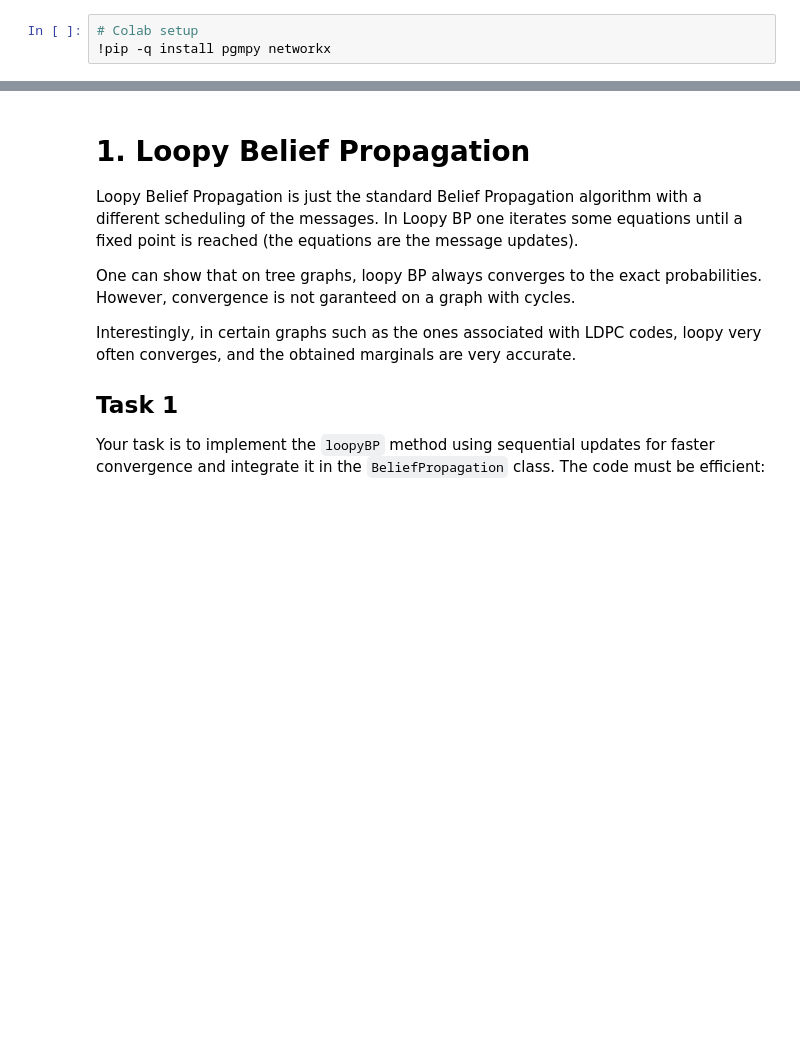
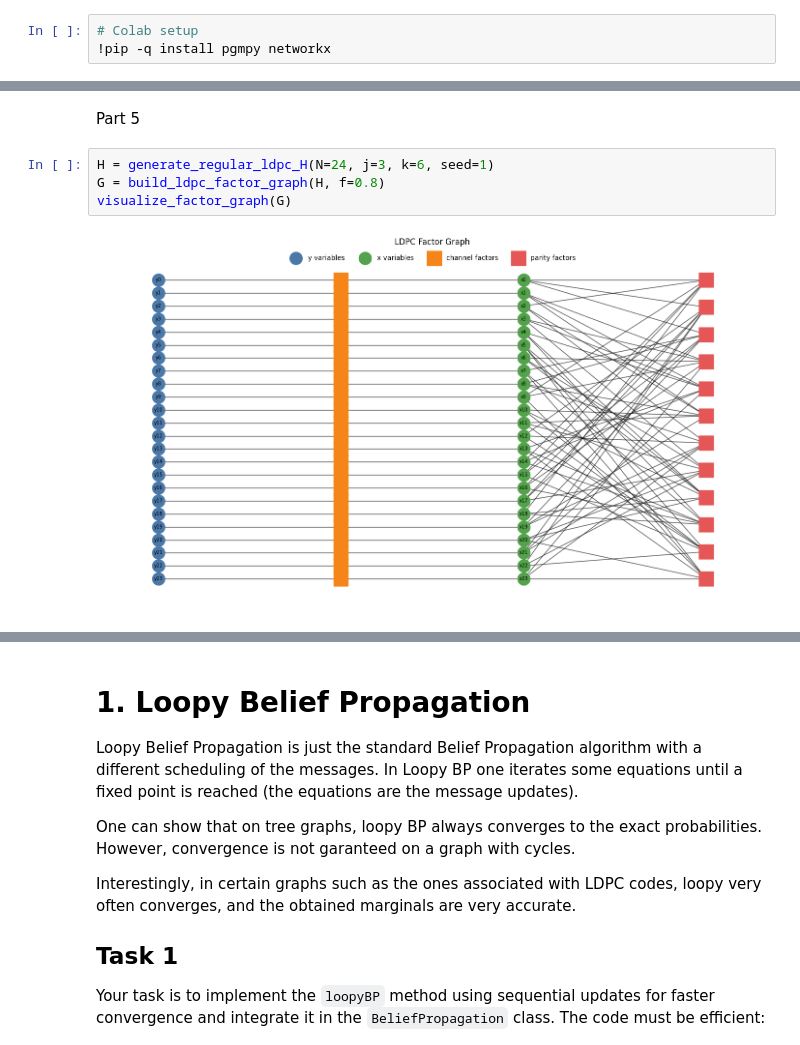
Before and after one commit to arnaurodondev/Graphical_models, a Jupyter notebook: P5_LDPC_decoding_(STUDENT_VERSION).ipynb, the cells around one changed output, grey strips where cells are left out. Cells and saved outputs as stored; diff of their text form; blank space fills up the shorter version.

```diff
--- a/P5_LDPC_decoding_(STUDENT_VERSION).ipynb
+++ b/P5_LDPC_decoding_(STUDENT_VERSION).ipynb
@@ -30,0 +132,8 @@ from pgmpy.factors.discrete import DiscreteFactor
+# %% [markdown]
+Part 5
+# %%
+H = generate_regular_ldpc_H(N=24, j=3, k=6, seed=1)
+G = build_ldpc_factor_graph(H, f=0.8)
+visualize_factor_graph(G)
+# %% [output]
+[figure, added]
```
Also changed, not shown: parts of 19 cells of this notebook, 1 other file.
